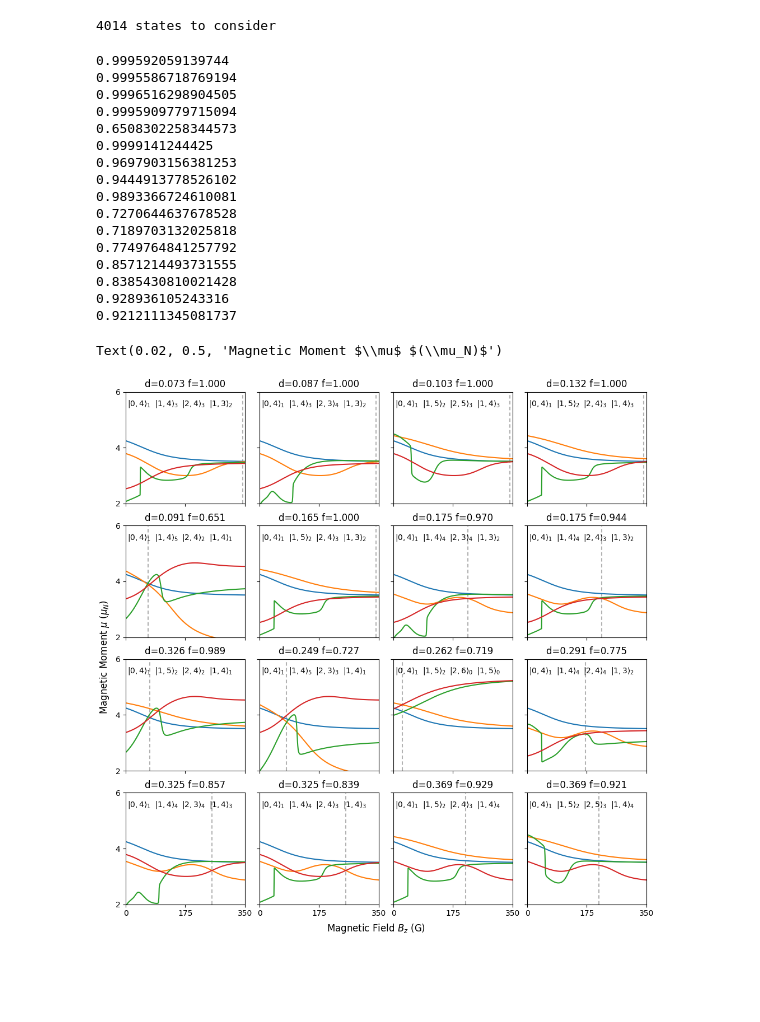
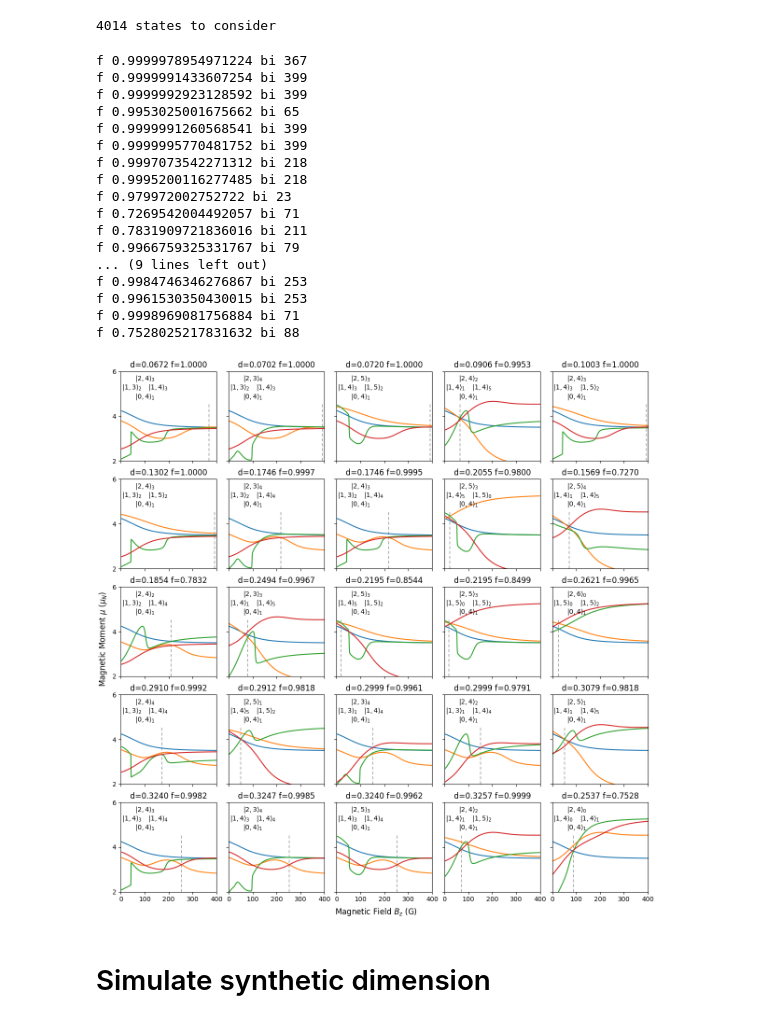
Before and after one commit to tomhepz/MolecularEnergyLevels, a Jupyter notebook: notebooks/diatom-coincidences.ipynb, the cells around one changed output. Saved outputs shown, nothing was run; the diff lists cells and outputs as text; code cells hidden in the pictures; blank space fills up the shorter version.

Commit message:
added loop synthetic dimension

```diff
--- a/notebooks/diatom-coincidences.ipynb
+++ b/notebooks/diatom-coincidences.ipynb
@@ -45,8 +45,8 @@ E = 0 #V/m
 
 GAUSS = 1e4 # T
 B_MIN = 0.01 / GAUSS # T
-B_MAX = 350 / GAUSS # T
-B_STEPS = 350
+B_MAX = 400 / GAUSS # T
+B_STEPS = 400
 
 B, B_STEP_SIZE = np.linspace(B_MIN, B_MAX, B_STEPS, retstep=True) #T
 
@@ -108,6 +108,20 @@ def state_no_to_uncoupled_label(state_no):
 print(label_to_state_no(*(2, 4, 13)))
 # %% [output]
 None
+# %%
+def twice_average_fidelity(k,g):
+    return ((1 + g**2)**2 + 8*k**2*(-1 + 2*g**2) + 16*k**4)/((1 + g**2)**3 + (-8 + 20*g**2 + g**4)*k**2 + 16*k**4)
+
+def maximum_fidelity(k,g):
+    phi = np.arccos((k*(18-9*g**2-8*k**2))/(3+3*g**2+4*k**2)**(3/2))/3
+    denominator = 54*((1+g**2)**3+(-8+20*g**2+g**4)*k**2+16*k**4)
+    numerator = (
+                 36*(g**4+(1-4*k**2)**2+2*g**2*(1+8*k**2))
+               + 32*k    *(3+3*g**2+4*k**2)**(3/2) *np.cos(phi)
+               - 64*k**2 *(3+3*g**2+4*k**2)        *np.cos(2*phi)
+               -  4      *(3+3*g**2+4*k**2)**2     *np.cos(4*phi)
+                )
+    return numerator/denominator
 # %%
 def trio_transfer_efficiency(state1_label,state2_label,state3_label,bi,pulse_time=0.0001):
     state1i = label_to_state_no(*state1_label)
@@ -137,7 +151,7 @@ def transfer_efficiency(state1_label, state2_label,bi,pulse_time=0.0001):
             continue
         g = np.abs(COUPLING[bi, state1i, state3i]/COUPLING[bi, state1i, state2i])
         k = np.abs(((ENERGIES[bi, state3i] - ENERGIES[bi, state2i]) / scipy.constants.h) / (1/pulse_time))
-        sub_transfered = ((1 + g**2)**2 + 8*(-1 + 2*g**2)*k**2 + 16*k**4) / ((1 + g**2)**3 + (-8 + 20*g**2 + g**4)*k**2 + 16*k**4)
+        sub_transfered = maximum_fidelity(k,g)
         transfered *= sub_transfered
 
     return transfered
@@ -304,7 +323,7 @@ for i,state_posibility in enumerate(states):
 # %%
 # Simulate microwave transfers to find 'fidelity'
 top_fidelities = np.zeros(len(states),dtype=np.double)
-desired_pulse_time = 100 * 1e-6 # microseconds, longer => increased fidelity
+desired_pulse_time = 1000 * 1e-6 # microseconds, longer => increased fidelity
 for i, focus_state in enumerate(states):
     at_Bi = best_b_index[i]
     p = 1
@@ -332,54 +351,56 @@ for i, focus_state in enumerate(states):
 
 order = (-rating).argsort()
 # %%
-fig, axs = plt.subplots(4,4,figsize=(10,10),dpi=100,sharex=True,sharey=True,constrained_layout=True)
+fig, axs = plt.subplots(5,5,figsize=(12,12),dpi=100,sharex=True,sharey=True,constrained_layout=True)
 
 ordered_states = states[order]
 ordered_B = best_b_index[order]
 ordered_fidelities = top_fidelities[order]
 ordered_deviations = best_deviation[order]
 
 i=0
 for axh in axs:
     for ax in axh:
         state_labels = ordered_states[i]
         state_numbers = np.array([label_to_state_no(*state_label) for state_label in ordered_states[i]])
         ax.set_xlim(0,B_MAX*GAUSS)
         ax.set_ylim(2,6)
-        ax.set_xticks([0, 175, 350])
+        ax.set_xticks([0, 100, 200, 300, 400])
         ax.set_yticks([2, 4, 6])
         ax.plot(B*GAUSS,MAGNETIC_MOMENTS[:,state_numbers]/muN, alpha=1,linewidth=1.5,zorder=1);
-        ax.axvline(x=min(B[ordered_B[i]]*GAUSS,B_MAX*GAUSS*0.98), dashes=(3, 2), color='k', linewidth=1.5,alpha=0.3,zorder=0)
+        ax.axvline(x=min(B[ordered_B[i]]*GAUSS,B_MAX*GAUSS*0.98), dashes=(3, 2), color='k', linewidth=1.5,alpha=0.3,zorder=0,ymax=0.65)
         fidelity = ordered_fidelities[i]
-        print(fidelity)
+        print("f",fidelity,"bi",ordered_B[i])
         max_dev = np.abs(ordered_deviations[i]/muN)
-        ax.set_title(f'd={max_dev:.3f} f={fidelity:.3f}')
-        ax.text(5,5.5,r'$|{},{}\rangle_{}$'.format(*(state_labels[0])))
-        ax.text(85,5.5,r'$|{},{}\rangle_{}$'.format(*(state_labels[1])))
-        ax.text(165,5.5,r'$|{},{}\rangle_{}$'.format(*(state_labels[2])))
-        ax.text(245,5.5,r'$|{},{}\rangle_{}$'.format(*(state_labels[3])))
+        ax.set_title(f'd={max_dev:.4f} f={fidelity:.4f}')
+        ax.text(60,4.8,r'$|{},{}\rangle_{}$'.format(*(state_labels[0])))
+        ax.text(115,5.2,r'$|{},{}\rangle_{}$'.format(*(state_labels[1])))
+        ax.text(60,5.6,r'$|{},{}\rangle_{}$'.format(*(state_labels[2])))
+        ax.text(5,5.2,r'$|{},{}\rangle_{}$'.format(*(state_labels[3])))
         i+=1
 
 fig.supxlabel( 'Magnetic Field $B_z$ (G)')
 fig.supylabel('Magnetic Moment $\mu$ $(\mu_N)$')
 
-# fig.savefig('../images/magnetic-dipole-coincides.pdf')
+fig.savefig('../images/magnetic-dipole-coincides.pdf')
 # %% [output]
-0.999592059139744
-0.9995586718769194
-0.9996516298904505
-0.9995909779715094
-0.6508302258344573
-0.9999141244425
-0.9697903156381253
-0.9444913778526102
-0.9893366724610081
-0.7270644637678528
-0.7189703132025818
-0.7749764841257792
-0.8571214493731555
-0.8385430810021428
-0.928936105243316
-0.9212111345081737
+f 0.9999978954971224 bi 367
+f 0.9999991433607254 bi 399
+f 0.9999992923128592 bi 399
+f 0.9953025001675662 bi 65
+f 0.9999991260568541 bi 399
+f 0.9999995770481752 bi 399
+f 0.9997073542271312 bi 218
+f 0.9995200116277485 bi 218
+f 0.979972002752722 bi 23
+f 0.7269542004492057 bi 71
+f 0.7831909721836016 bi 211
+f 0.9966759325331767 bi 79
+... (9 lines left out)
+f 0.9984746346276867 bi 253
+f 0.9961530350430015 bi 253
+f 0.9998969081756884 bi 71
+f 0.7528025217831632 bi 88
-Text(0.02, 0.5, 'Magnetic Moment $\\mu$ $(\\mu_N)$')
-[figure, old version]
+[figure, new version]
+# %% [markdown]
+# Simulate synthetic dimension
```
Also changed, not shown: parts of 7 cells of this notebook, 12 other files.
